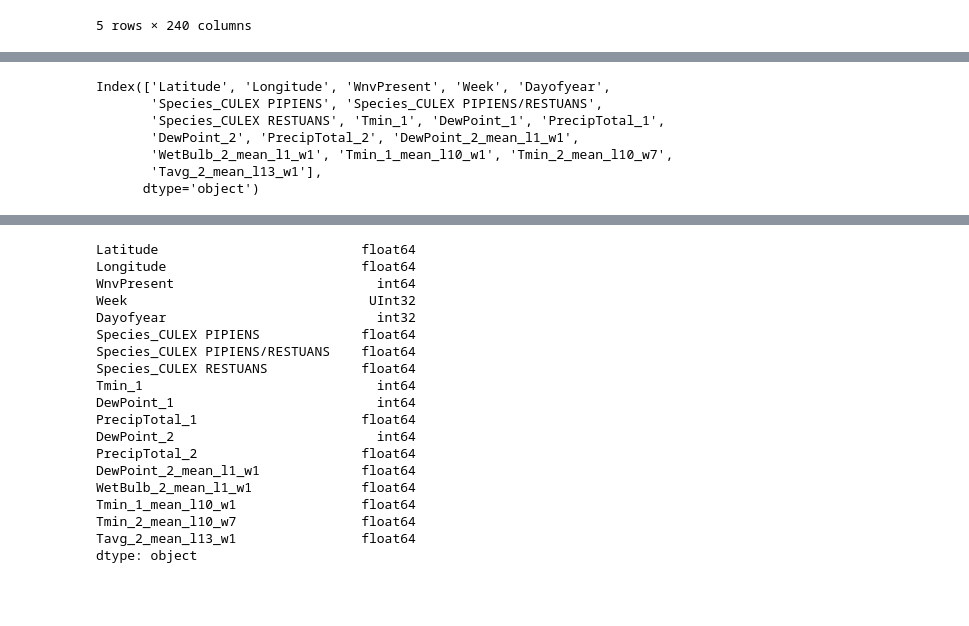
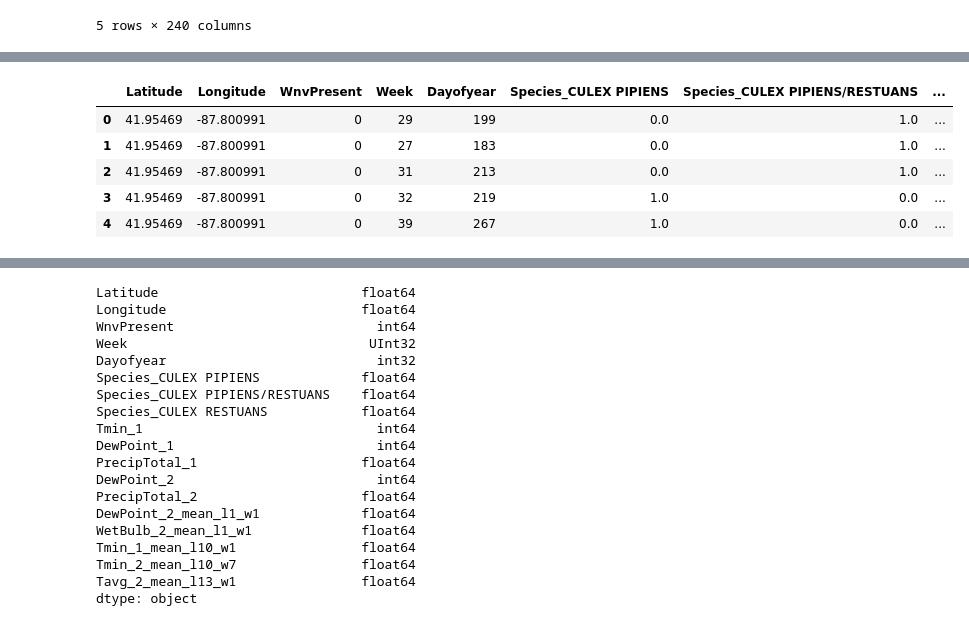
Before and after one commit to AgaZgo/west_nile_virus_prediction, a Jupyter notebook: notebooks/3. Feature engineering.ipynb, the cells around one changed output, grey strips where cells are left out. Drawn from its saved outputs; the diff is of its cells as text; code cells hidden in the pictures; blank space fills up the shorter version.

```diff
--- a/notebooks/3. Feature engineering.ipynb
+++ b/notebooks/3. Feature engineering.ipynb
@@ -124,10 +92,0 @@ selected_weather_cols
-# %%
-data_train = pd.merge(data_train, df_agg.reset_index(), on='Date')
-data_test = pd.merge(data_test, df_agg.reset_index(), on='Date')
-X_train = data_train[df_agg.columns]
-labels = data_train['WnvPresent']
-
-sfs_forward = select_features(X_train, labels, NUM_AGG_FEATURES, 'xgb')
-
-selected_agg_cols = df_agg.columns[sfs_forward.get_support()].to_list()
-selected_agg_cols
@@ -140,4 +93,9 @@ selected_agg_cols
-# %%
-data_train = data_train[df_train.columns.to_list()+selected_weather_cols+selected_agg_cols]
-data_train.drop(['Date', 'Month', 'Year', 'Trap'], axis=1, inplace=True)
-data_train.to_pickle(PREPROCESSED_DATA_DIR / 'data_train.pkl')
+# %%
+if UNDERSAMPLE:
+    data_train = undersample(df_train)
+else:
+    data_train = df_train.copy()
+# %%
+feature_selector = FeatureSelector(df_weather, df_agg, NUM_WEATHER_FEATURES, NUM_AGG_FEATURES, SELECTOR)
+data_train = feature_selector.fit_transform(data_train)
+data_test = feature_selector.transform(df_test)
@@ -144,10 +111,9 @@ data_train.to_pickle(PREPROCESSED_DATA_DIR / 'data_train.pkl')
 # %%
-data_train.columns
+data_train.head()
 # %% [output]
-Index(['Latitude', 'Longitude', 'WnvPresent', 'Week', 'Dayofyear',
-       'Species_CULEX PIPIENS', 'Species_CULEX PIPIENS/RESTUANS',
-       'Species_CULEX RESTUANS', 'Tmin_1', 'DewPoint_1', 'PrecipTotal_1',
-       'DewPoint_2', 'PrecipTotal_2', 'DewPoint_2_mean_l1_w1',
-       'WetBulb_2_mean_l1_w1', 'Tmin_1_mean_l10_w1', 'Tmin_2_mean_l10_w7',
-       'Tavg_2_mean_l13_w1'],
-      dtype='object')
+|  | Latitude | Longitude | WnvPresent | Week | Dayofyear | Species_CULEX PIPIENS | Species_CULEX PIPIENS/RESTUANS | ... |
+| 0 | 41.95469 | -87.800991 | 0 | 29 | 199 | 0.0 | 1.0 | ... |
+| 1 | 41.95469 | -87.800991 | 0 | 27 | 183 | 0.0 | 1.0 | ... |
+| 2 | 41.95469 | -87.800991 | 0 | 31 | 213 | 0.0 | 1.0 | ... |
+| 3 | 41.95469 | -87.800991 | 0 | 32 | 219 | 1.0 | 0.0 | ... |
+| 4 | 41.95469 | -87.800991 | 0 | 39 | 267 | 1.0 | 0.0 | ... |
```
Also changed, not shown: parts of 12 cells of this notebook, 4 other files.
